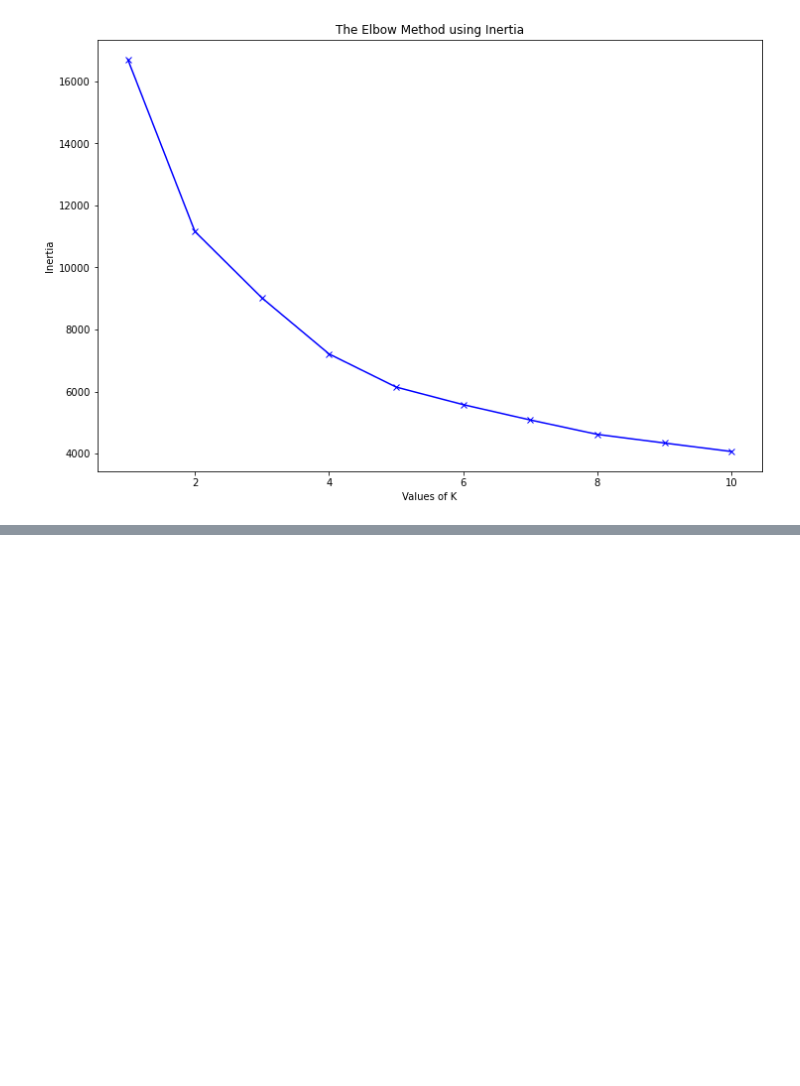
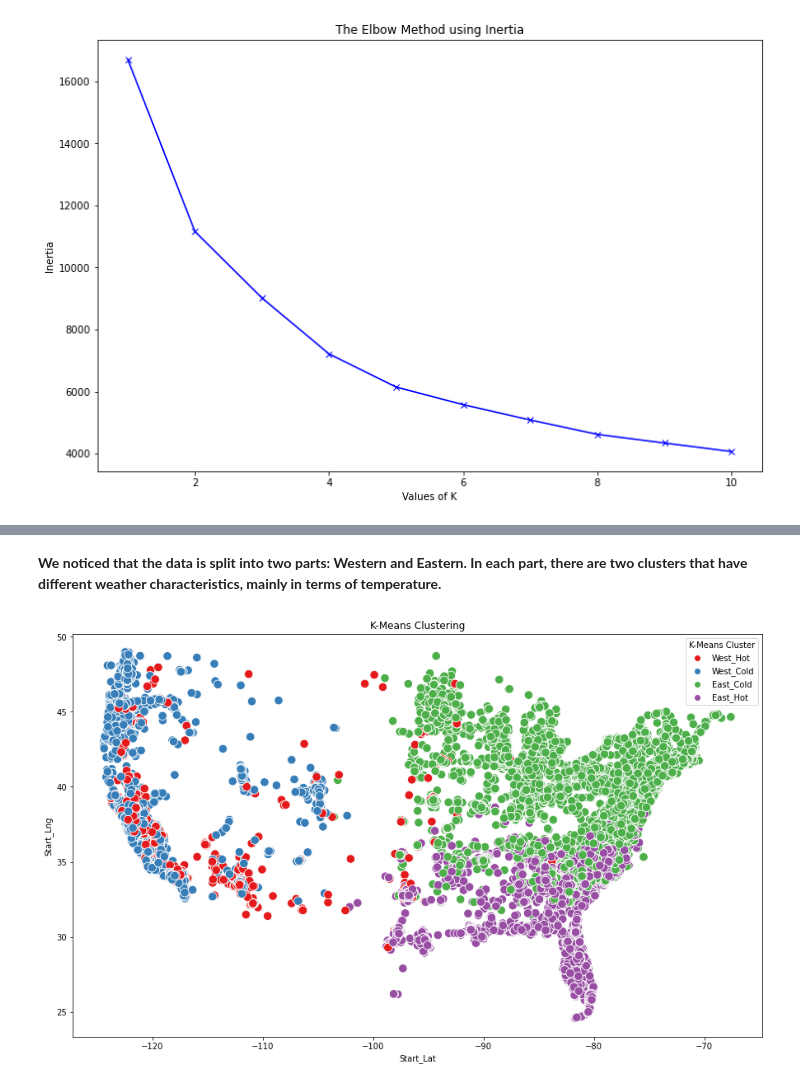
Before and after one commit to NikosKokosis/US-Accidents, a Jupyter notebook: Code/US-Accidents_Clustering.ipynb, the cells around one changed output, grey strips where cells are left out. Saved outputs shown, nothing was run; the diff lists cells and outputs as text; code cells hidden in the pictures; blank space fills up the shorter version.

```diff
--- a/Code/US-Accidents_Clustering.ipynb
+++ b/Code/US-Accidents_Clustering.ipynb
@@ -355,0 +355,13 @@ knee_distance*2
+# %% [markdown]
+**We noticed that the data is split into two parts: Western and Eastern. In each part, there are two clusters that have different weather characteristics, mainly in terms of temperature.**
+# %%
+df_without_outliers['K-Means Cluster'].replace({'Cluster 1':'West_Hot', 'Cluster 2':'East_Cold', 'Cluster 3':'West_Cold', 'Cluster 4':'East_Hot'}, inplace=True)
+
+plt.figure(figsize=(15,9))
+sns.scatterplot(data=df_without_outliers, x='Start_Lng', y='Start_Lat', hue='K-Means Cluster', palette='Set1', s=110)
+plt.title('K-Means Clustering')
+plt.xlabel("Start_Lat")
+plt.ylabel('Start_Lng')
+plt.show()
+# %% [output]
+[figure, added]
```
Also changed, not shown: parts of 24 cells of this notebook.
